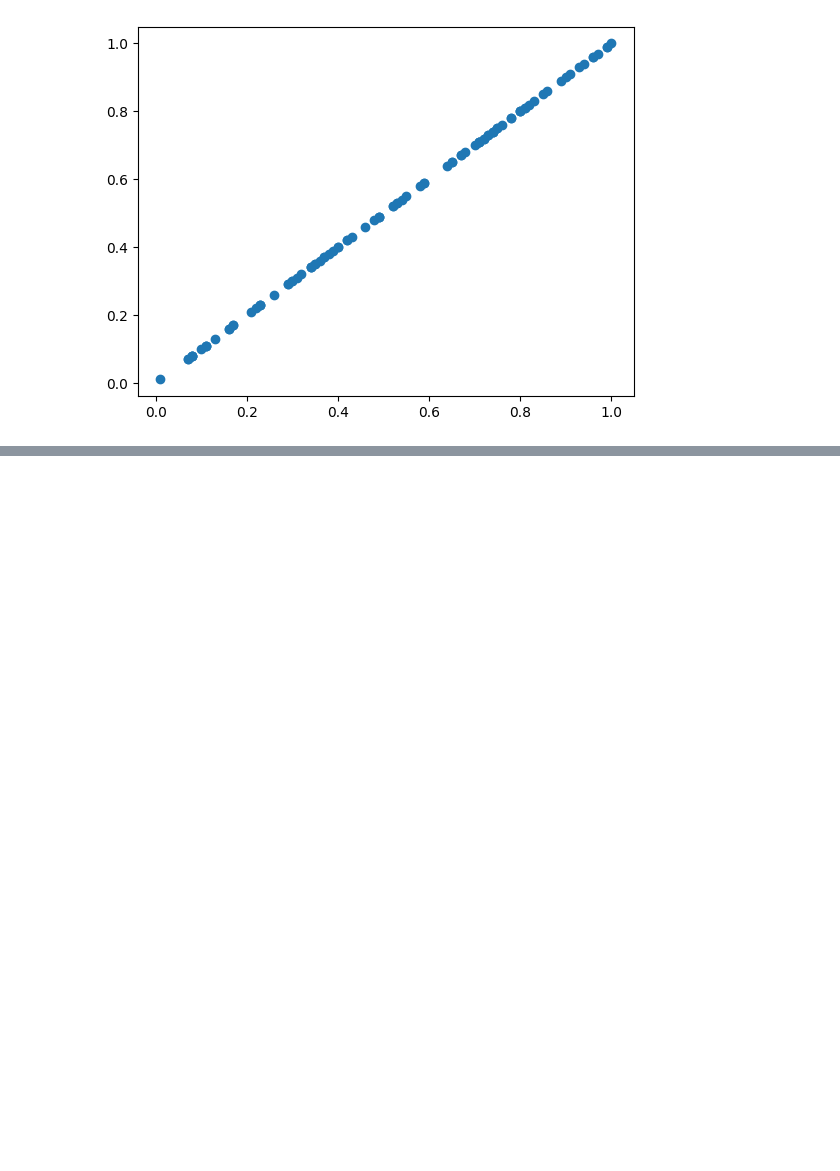
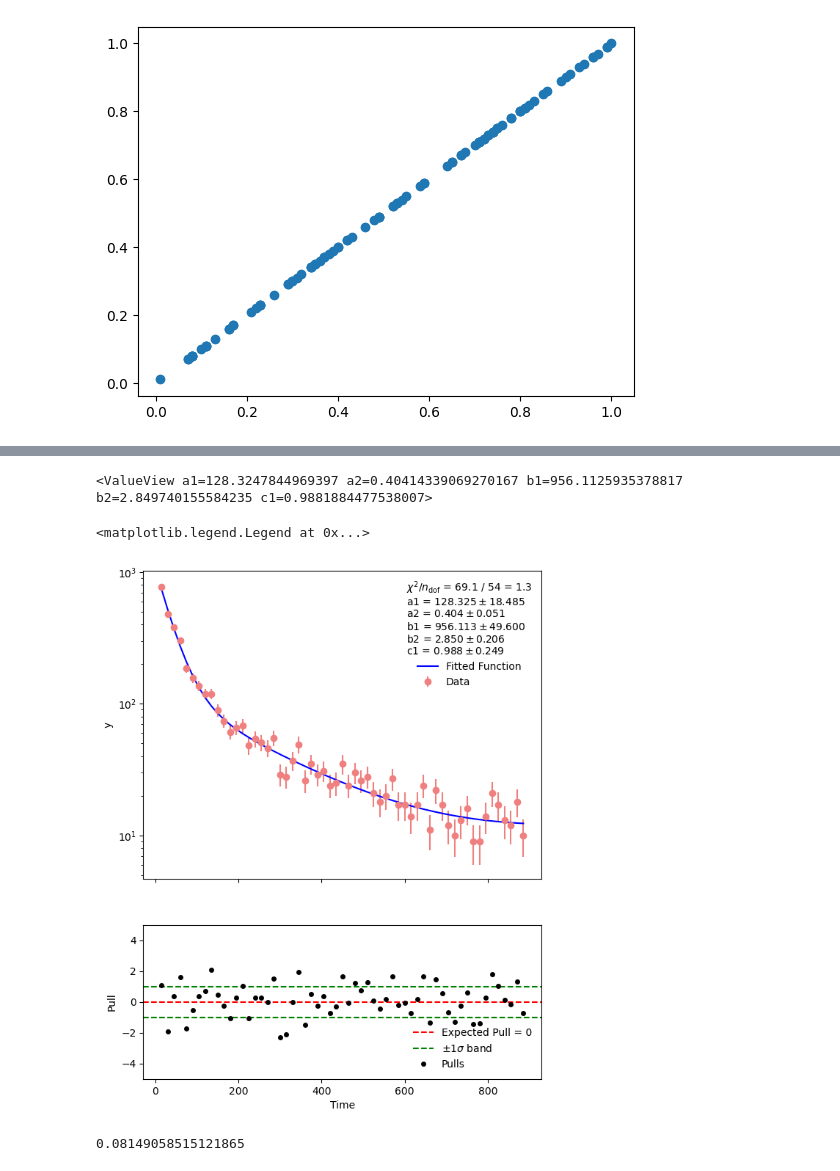
Before and after one commit to labani-01/PHY657, a Jupyter notebook: Module_3/ Module-3.ipynb, the cells around one changed output, grey strips where cells are left out. Drawn from its saved outputs; the diff is of its cells as text; code cells hidden in the pictures; blank space fills up the shorter version.

Commit message:
completed activity 2

```diff
--- a/Module_3/ Module-3.ipynb
+++ b/Module_3/ Module-3.ipynb
@@ -88,0 +100,2 @@ plt.show()
+# %%
+data_df = pd.read_csv('Activity3.csv', header = None)
@@ -88,0 +107,3 @@ plt.show()
+# %%
+t, y, yerr = data_df[0], data_df[1], data_df[2]
+exp_t = np.exp(t/100)
@@ -88,0 +115,9 @@ plt.show()
+# %%
+def fit_func(x, a1, a2, b1, b2, c1):
+    return a1*(x**-a2) + b1*(x**-b2) + c1*np.log(x)
+# %%
+least_squares = LeastSquares(exp_t, y, yerr, fit_func)
+m = Minuit(least_squares, a1=100, a2=0.5, b1=100, b2=1, c1=1)
+
+m.migrad()  # finds minimum of least_squares function
+m.hesse()  # accurately computes uncertainties
@@ -88,0 +143,43 @@ plt.show()
+# %%
+fig, axes = plt.subplots(
+        nrows=2, ncols=1, sharex=True, sharey=False,
+        figsize=(7, 9),
+        gridspec_kw={'height_ratios':[2,1]}
+        )
+
+axes[0].errorbar(t, y, yerr, color='lightcoral', fmt = 'o', label = 'Data')
+axes[0].plot(t, fit_func(exp_t, *m.values), color='blue', label='Fitted Function')
+axes[0].set_yscale("log")
+axes[0].set_ylabel("y")
+
+fit_info = [
+    f"$\\chi^2$/$n_\\mathrm{{dof}}$ = {m.fval:.1f} / {m.ndof:.0f} = {m.fmin.reduced_chi2:.1f}",
+]
+for p, v, e in zip(m.parameters, m.values, m.errors):
+    fit_info.append(f"{p} = ${v:.3f} \\pm {e:.3f}$")
+
+axes[0].legend(title="\n".join(fit_info), frameon=False)
+print(m.values)
+
+pulls = (y - fit_func(exp_t, *m.values)) / yerr
+axes[1].errorbar(t, pulls, fmt='o', color='black', markersize=4, label='Pulls')
+axes[1].axhline(0, color='red', linestyle='--', label='Expected Pull = 0')
+axes[1].axhline(1, color='green', linestyle='--', label='$\pm 1\sigma$ band')
+axes[1].axhline(-1, color='green', linestyle='--')
+axes[1].set_ylim(-5, 5)
+axes[1].set_ylabel('Pull')
+axes[1].set_xlabel('Time')
+axes[1].legend(frameon = False)
+# %% [output]
+<ValueView a1=128.3247844969397 a2=0.40414339069270167 b1=956.1125935378817 b2=2.849740155584235 c1=0.9881884477538007>
+<matplotlib.legend.Legend at 0x...>
+[figure, added]
+# %%
+#P-VALUE
+
+chi2 = m.fval
+n_dof = m.ndof
+pvalue = 1 - stats.chi2.cdf(chi2, n_dof) #right tail of chi2 distribution
+print(pvalue) #0.08 > 0.05, so follows the null hypothesis i.e, model and data have good agreements
+# %% [output]
+0.08149058515121865
```
Also changed, not shown: parts of 7 cells of this notebook, 1 other file.
